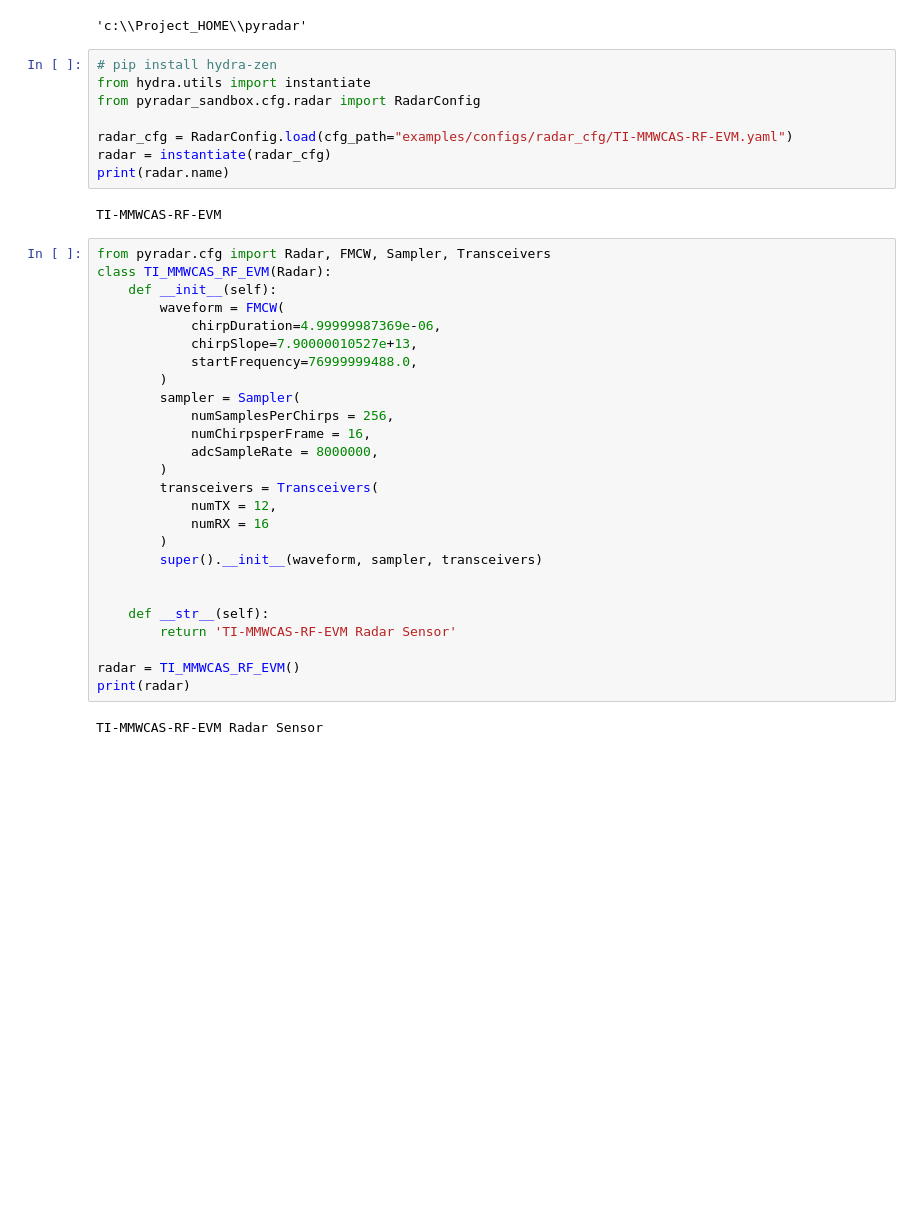
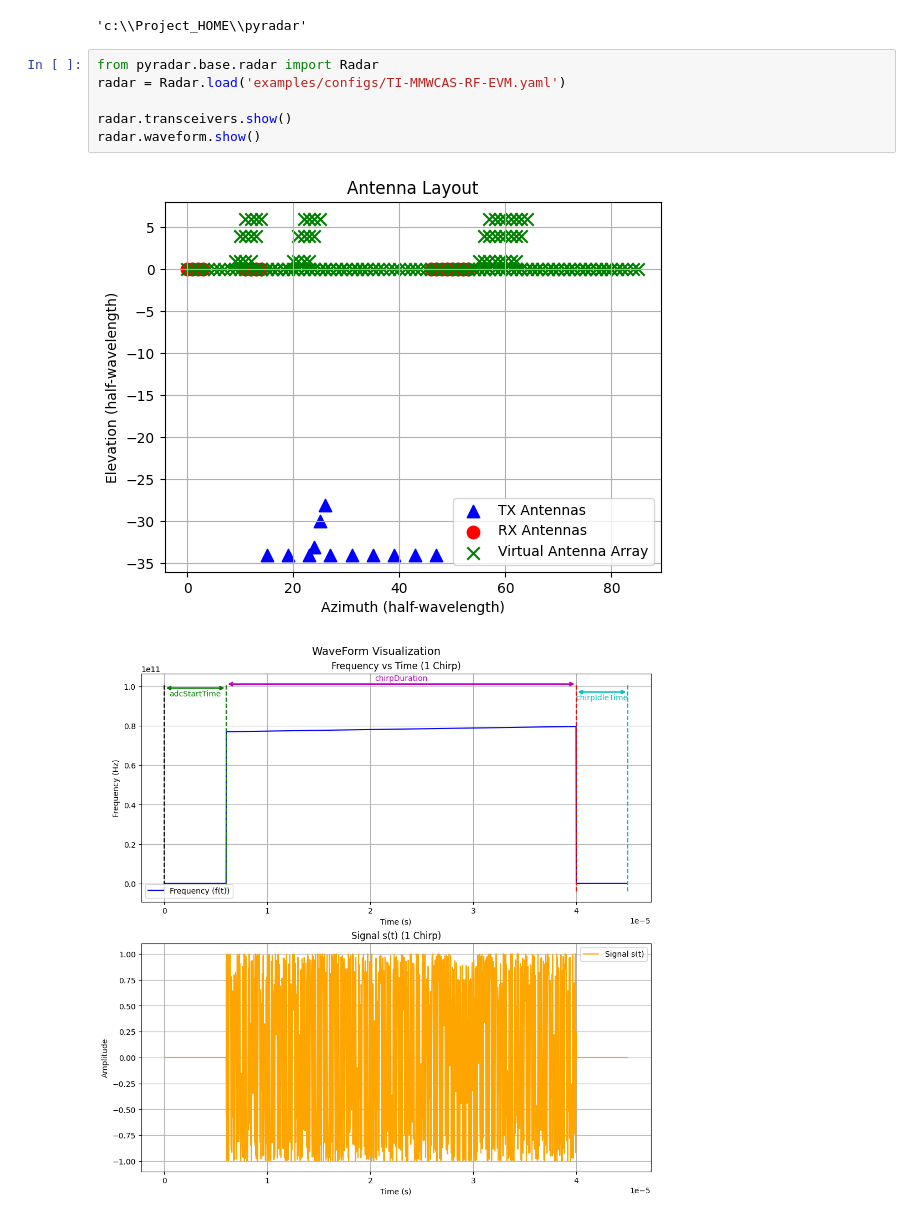
Before and after one commit to Wangzhaoze/PyRadar, a Jupyter notebook: examples/demo_define_radar.ipynb, the cells around one changed output. Cells and saved outputs as stored; diff of their text form; blank space fills up the shorter version.

```diff
--- a/examples/demo_define_radar.ipynb
+++ b/examples/demo_define_radar.ipynb
@@ -9,41 +9,12 @@ sys.path.append(work_dir)
 work_dir
 # %% [output]
 'c:\\Project_HOME\\pyradar'
-# %%
-# pip install hydra-zen
-from hydra.utils import instantiate
-from pyradar_sandbox.cfg.radar import RadarConfig
-
-radar_cfg = RadarConfig.load(cfg_path="examples/configs/radar_cfg/TI-MMWCAS-RF-EVM.yaml")
-radar = instantiate(radar_cfg)
-print(radar.name)
-# %% [output]
-TI-MMWCAS-RF-EVM
-# %%
-from pyradar.cfg import Radar, FMCW, Sampler, Transceivers
-class TI_MMWCAS_RF_EVM(Radar):
-    def __init__(self):
-        waveform = FMCW(
-            chirpDuration=4.99999987369e-06,
-            chirpSlope=7.90000010527e+13,
-            startFrequency=76999999488.0,
-        )
-        sampler = Sampler(
-            numSamplesPerChirps = 256,
-            numChirpsperFrame = 16,
-            adcSampleRate = 8000000,
-        )
-        transceivers = Transceivers(
-            numTX = 12,
-            numRX = 16
-        )
-        super().__init__(waveform, sampler, transceivers)
-
-
-    def __str__(self):
-        return 'TI-MMWCAS-RF-EVM Radar Sensor'
-
-radar = TI_MMWCAS_RF_EVM()
-print(radar)
-# %% [output]
-TI-MMWCAS-RF-EVM Radar Sensor
+# %%
+from pyradar.base.radar import Radar
+radar = Radar.load('examples/configs/TI-MMWCAS-RF-EVM.yaml')
+
+radar.transceivers.show()
+radar.waveform.show()
+# %% [output]
+[figure, added]
+[figure, added]
```
Also changed, not shown: 1 other file.
